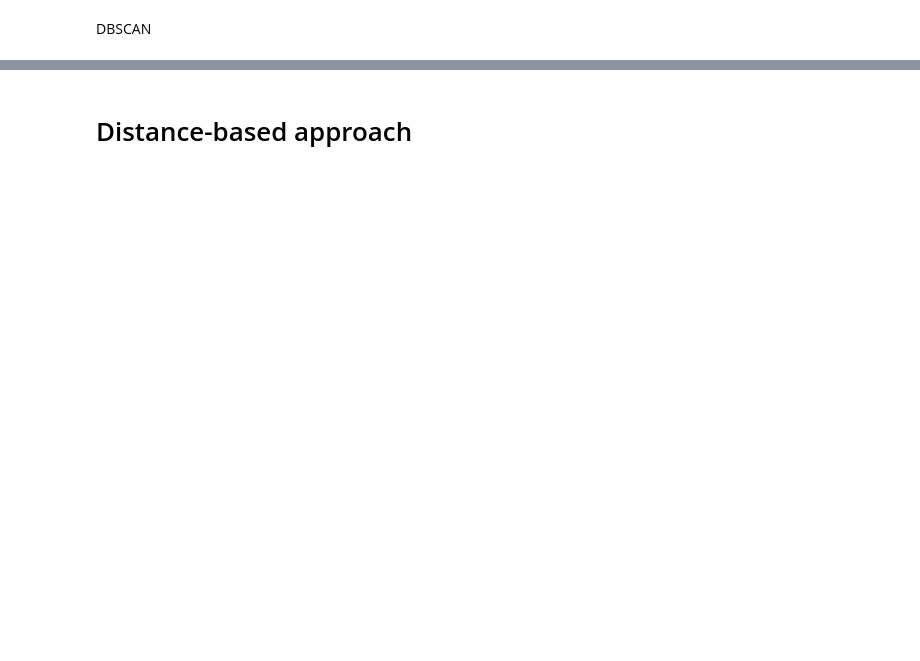
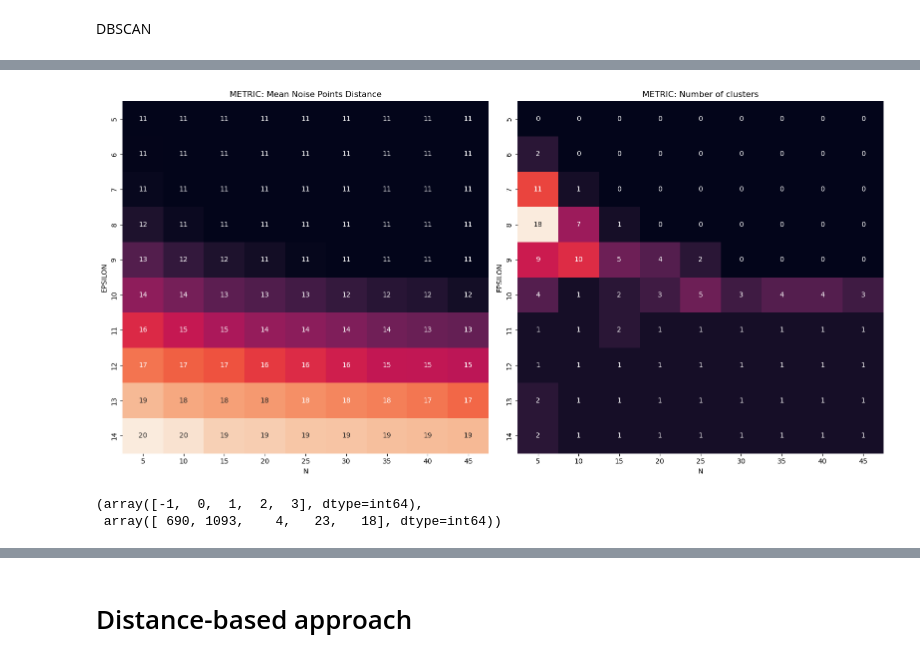
Before and after one commit to Diabelny/Data-Mining-2, a Jupyter notebook: Task1_OutlierDetection/OutDet.ipynb, the cells around one changed output, grey strips where cells are left out. Saved outputs shown, nothing was run; the diff lists cells and outputs as text; code cells hidden in the pictures; blank space fills up the shorter version.

```diff
--- a/Task1_OutlierDetection/OutDet.ipynb
+++ b/Task1_OutlierDetection/OutDet.ipynb
@@ -297,0 +363,19 @@ DBSCAN
+# %%
+# Lets' try grid search
+
+iter_ = 0
+
+print("ITER| INFO%s |  DIST    CLUS" % (" "*39))
+print("-"*65)
+
+for eps in eps_to_test:
+    for min_samples in min_samples_to_test:
+
+        iter_ += 1
+
+        # Calcolo le metriche
+        noise_metric, cluster_metric = get_metrics(eps, min_samples, scaled_dataframe, iter_)
+
+        # Inserisco i risultati nei relativi dataframe
+        results_noise.loc[eps, min_samples] = noise_metric
+        results_clusters.loc[eps, min_samples] = cluster_metric
@@ -297,0 +400,14 @@ DBSCAN
+# %%
+# Mostriamo i risultati del grid search appena eseguito per cercare la "miglior" combinazione di iperparametri:
+
+fig, (ax1, ax2) = plt.subplots(1, 2, figsize=(16,8) )
+
+sns.heatmap(results_noise, annot = True, ax = ax1, cbar = False).set_title("METRIC: Mean Noise Points Distance")
+sns.heatmap(results_clusters, annot = True, ax = ax2, cbar = False).set_title("METRIC: Number of clusters")
+
+ax1.set_xlabel("N"); ax2.set_xlabel("N")
+ax1.set_ylabel("EPSILON"); ax2.set_ylabel("EPSILON")
+
+plt.tight_layout(); plt.show()
+# %% [output]
+[figure, added]
@@ -297,0 +423,6 @@ DBSCAN
+# %%
+
+np.unique(best_dbscan_model.labels_, return_counts=True)
+# %% [output]
+(array([-1,  0,  1,  2,  3], dtype=int64),
+ array([ 690, 1093,    4,   23,   18], dtype=int64))
```
Also changed, not shown: parts of 90 cells of this notebook, 2 other files.
